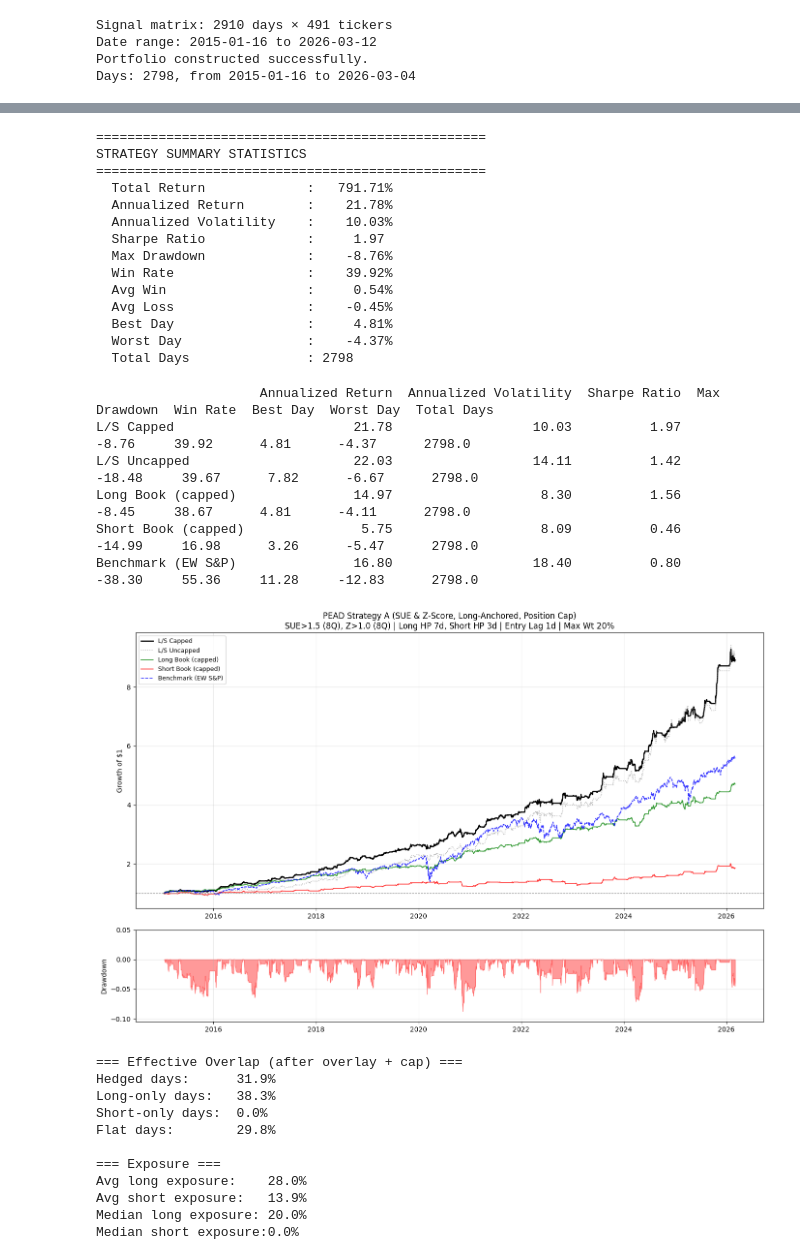
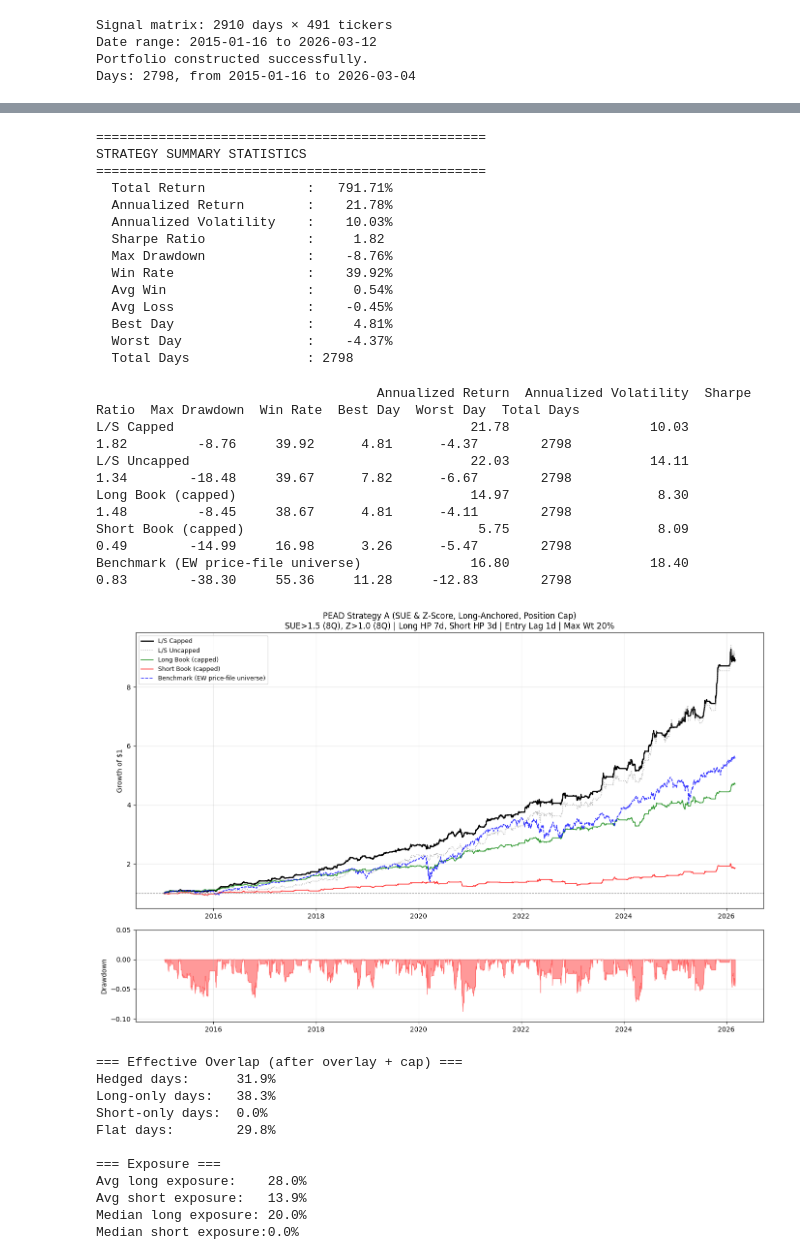
Before and after one commit to Nova-SBE-Portfolio-Management-Club/LongShort_EquityFund, a Jupyter notebook: src/playground/earnings_surprise/earnings_surprise.ipynb, the cells around one changed output, grey strips where cells are left out. Drawn from its saved outputs; the diff is of its cells as text; code cells hidden in the pictures.

```diff
--- a/src/playground/earnings_surprise/earnings_surprise.ipynb
+++ b/src/playground/earnings_surprise/earnings_surprise.ipynb
@@ -1,4 +11,15 @@
 # %%
+from pathlib import Path
+import sys
+
+REPO_ROOT = next(
+    parent for parent in (Path.cwd(), *Path.cwd().parents)
+    if (parent / "src" / "utils" / "ranking.py").is_file()
+)
+
+STRATEGY_DIR = REPO_ROOT / "src" / "playground" / "earnings_surprise"
+sys.path.insert(0, str(STRATEGY_DIR))
+
 import pandas as pd
 import numpy as np
 import matplotlib.pyplot as plt
@@ -6,7 +27,6 @@ import matplotlib.dates as mdates
 
 # Import backtest module
 from backtest import (
-    backtest,
     summary_stats,
     compare_strategies,
     plot_backtest_results,
@@ -19,9 +39,9 @@ from backtest import (
 # %%
 CONFIG = {
     # Paths
-    "earnings_path"   : "/Users/noah/Documents/Nova SBE/PMC/earningssurprise_S&Pall.xlsx",
+    "earnings_path"   : str(STRATEGY_DIR / "earningssurprise_S&Pall.xlsx"),
     "earnings_sheet"  : "Data",
-    "prices_path"     : "/Users/noah/Documents/Nova SBE/PMC/S&P_dailyprices_clean.csv",
+    "prices_path"     : str(STRATEGY_DIR / "S&P_dailyprices_clean.csv"),
 
     # SUE parameters
     "sue_window_q"    : 8,
@@ -240,7 +260,7 @@ def construct_portfolio(sig, prices, config):
 
     Returns dict with all return series and diagnostics.
     """
-    returns = prices.pct_change()
+    returns = prices.ffill().pct_change(fill_method=None)
 
     common_dates   = sig.index.intersection(returns.index)
     common_tickers = sig.columns.intersection(returns.columns)
@@ -397,7 +407,7 @@ STRATEGY SUMMARY STATISTICS
   Total Return             :   791.71%
   Annualized Return        :    21.78%
   Annualized Volatility    :    10.03%
-  Sharpe Ratio             :     1.97
+  Sharpe Ratio             :     1.82
   Max Drawdown             :    -8.76%
   Win Rate                 :    39.92%
   Avg Win                  :     0.54%
@@ -413,7 +423,7 @@ comparison = compare_strategies(
         "L/S Uncapped":      port_ret_uncap,
         "Long Book (capped)": long_ret,
         "Short Book (capped)": short_ret,
-        "Benchmark (EW S&P)": bench_ret,
+        "Benchmark (EW price-file universe)": bench_ret,
     },
     risk_free_rate=0.02
 )
@@ -424,12 +434,12 @@ display_cols = ["Annualized Return", "Annualized Volatility", "Sharpe Ratio",
 
 print(comparison[display_cols].round(2).to_string())
 # %% [output]
-                     Annualized Return  Annualized Volatility  Sharpe Ratio  Max Drawdown  Win Rate  Best Day  Worst Day  Total Days
-L/S Capped                       21.78                  10.03          1.97         -8.76     39.92      4.81      -4.37      2798.0
-L/S Uncapped                     22.03                  14.11          1.42        -18.48     39.67      7.82      -6.67      2798.0
-Long Book (capped)               14.97                   8.30          1.56         -8.45     38.67      4.81      -4.11      2798.0
-Short Book (capped)               5.75                   8.09          0.46        -14.99     16.98      3.26      -5.47      2798.0
-Benchmark (EW S&P)               16.80                  18.40          0.80        -38.30     55.36     11.28     -12.83      2798.0
+                                    Annualized Return  Annualized Volatility  Sharpe Ratio  Max Drawdown  Win Rate  Best Day  Worst Day  Total Days
+L/S Capped                                      21.78                  10.03          1.82         -8.76     39.92      4.81      -4.37        2798
+L/S Uncapped                                    22.03                  14.11          1.34        -18.48     39.67      7.82      -6.67        2798
+Long Book (capped)                              14.97                   8.30          1.48         -8.45     38.67      4.81      -4.11        2798
+Short Book (capped)                              5.75                   8.09          0.49        -14.99     16.98      3.26      -5.47        2798
+Benchmark (EW price-file universe)              16.80                  18.40          0.83        -38.30     55.36     11.28     -12.83        2798
 # %%
 cum_strat = (1 + port_ret.fillna(0)).cumprod()
 cum_uncap = (1 + port_ret_uncap.fillna(0)).cumprod()
@@ -441,35 +451,35 @@ dd = drawdown_curve(port_ret)
 
 fig, axes = plt.subplots(2, 1, figsize=(14, 9), gridspec_kw={"height_ratios": [3, 1]})
 
 ax = axes[0]
 ax.plot(cum_strat, label="L/S Capped",          color="black", lw=1.8)
 ax.plot(cum_uncap, label="L/S Uncapped",         color="gray",  lw=1.2, alpha=0.6, ls=":")
 ax.plot(cum_long,  label="Long Book (capped)",   color="green", lw=1.2, alpha=0.8)
 ax.plot(cum_short, label="Short Book (capped)",  color="red",   lw=1.2, alpha=0.8)
-ax.plot(cum_bench, label="Benchmark (EW S&P)",   color="blue",  lw=1.2, alpha=0.8, ls="--")
+ax.plot(cum_bench, label="Benchmark (EW price-file universe)", color="blue", lw=1.2, alpha=0.8, ls="--")
 ax.axhline(1, color="gray", lw=0.8, ls="--")
 ax.set_title(
     f"PEAD Strategy A (SUE & Z-Score, Long-Anchored, Position Cap)\n"
     f"SUE>{CONFIG['sue_thresh_long']} ({CONFIG['sue_window_q']}Q), "
     f"Z>{CONFIG['z_thresh_long']} ({CONFIG['z_window_q']}Q) | "
     f"Long HP {CONFIG['holding_long_bdays']}d, Short HP {CONFIG['holding_short_bdays']}d | "
     f"Entry Lag {CONFIG['entry_lag_bdays']}d | Max Wt {CONFIG['max_weight_long']*100:.0f}%",
     fontsize=12
 )
 ax.set_ylabel("Growth of $1")
 ax.legend(fontsize=9)
 ax.grid(True, alpha=0.3)
 
 ax2 = axes[1]
 ax2.fill_between(dd.index, dd, 0, color="red", alpha=0.4)
 ax2.set_ylabel("Drawdown")
 ax2.set_ylim(dd.min() * 1.2, 0.05)
 ax2.grid(True, alpha=0.3)
 
 plt.tight_layout()
 plt.show()
 # %% [output]
-[figure, old version]
+[figure, new version]
 # %%
 n_long      = results["n_long"]
 n_short_eff = results["n_short_eff"]
```
Also changed, not shown: parts of 5 cells of this notebook, 39 other files.
